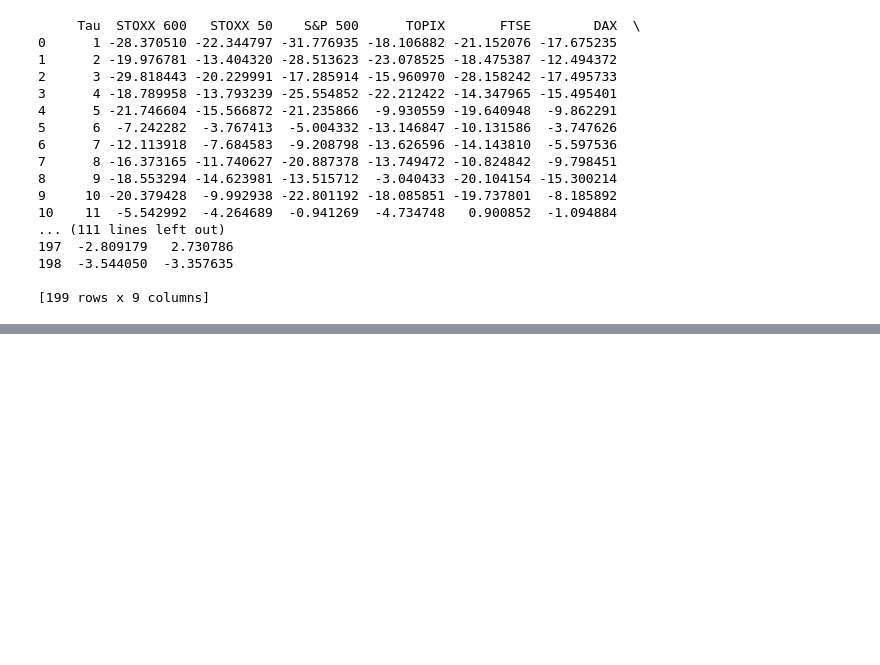
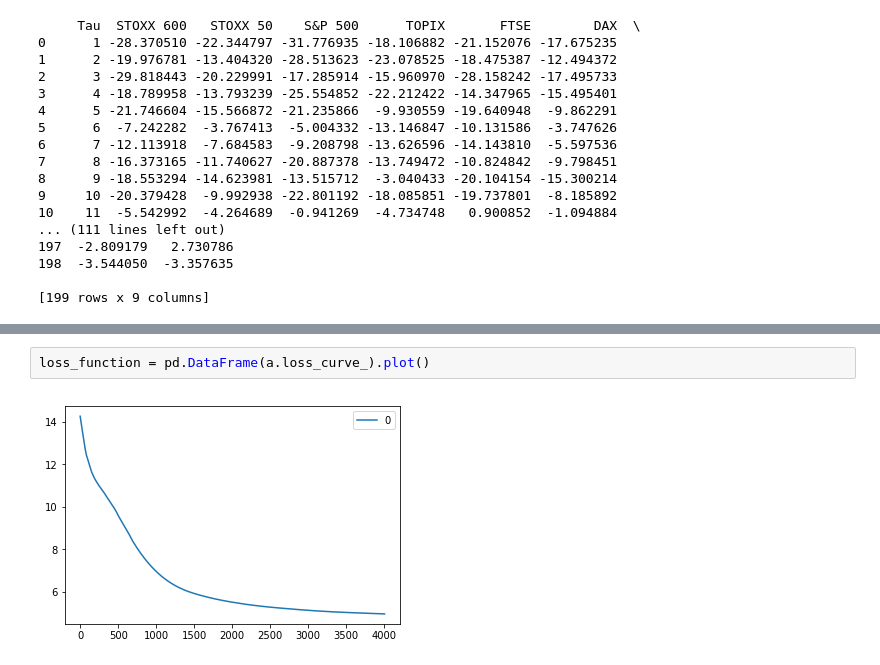
Before and after one commit to romainwk/Reactive-Covariance, a Jupyter notebook: The Leverage Effect - Part I .ipynb, the cells around one changed output, grey strips where cells are left out. Drawn from its saved outputs; the diff is of its cells as text; blank space fills up the shorter version.

```diff
--- a/The Leverage Effect - Part I .ipynb
+++ b/The Leverage Effect - Part I .ipynb
@@ -134,0 +238,4 @@ mean_leverage_df.plot.scatter(x = "Tau", y = "Mean Leverage" ) # Plot pour voir
+# %%
+loss_function = pd.DataFrame(a.loss_curve_).plot()
+# %% [output]
+[figure, added]
```
Also changed, not shown: parts of 24 cells of this notebook.
